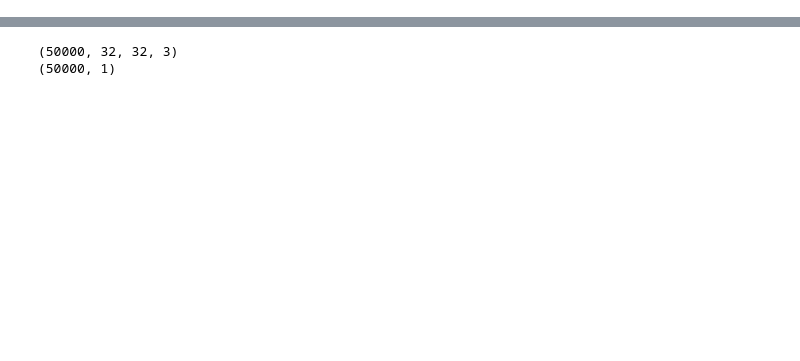
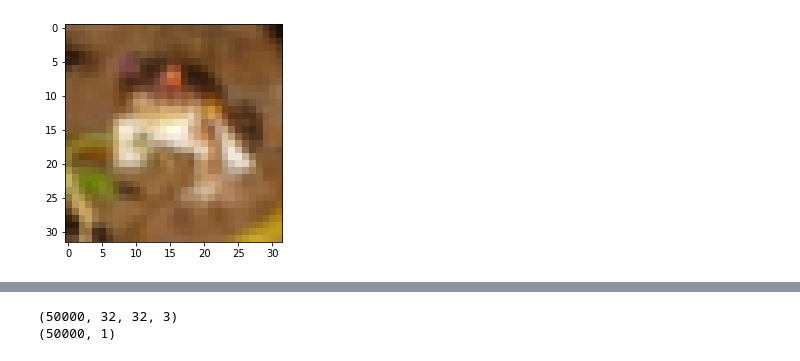
Before and after one commit to stylepatrick/machine-deep-learning-example, a Jupyter notebook: find-car/find-car.ipynb, the cells around one changed output, grey strips where cells are left out. Drawn from its saved outputs; the diff is of its cells as text; code cells hidden in the pictures; blank space fills up the shorter version.

```diff
--- a/find-car/find-car.ipynb
+++ b/find-car/find-car.ipynb
@@ -11,6 +37,24 @@ import numpy as np
 
 x_train = x_train.astype(np.float32) / 255.
 x_test = x_test.astype(np.float32) / 255.
+# %%
+# Generate more traning data with change of pixels, zoom, etc.
+# mode.fit_generator needed to fit the model with the gen.flow(x_train, y_train)
+
+from keras.preprocessing.image import ImageDataGenerator
+
+gen = ImageDataGenerator(width_shift_range=3, height_shift_range=3, zoom_range=0.1, horizontal_flip=True)
+# Visualize modified images
+for batch in gen.flow(x_train, y_train, shuffle=False):
+  # print(batch[0].shape)
+  # print(batch[1])
+
+  first_image = batch[0][0]
+  plt.imshow(first_image)
+  plt.show()
+  break;
+# %% [output]
+[figure, added]
 # %%
 %matplotlib inline
 
```
Also changed, not shown: parts of 10 cells of this notebook, 1 other file.
